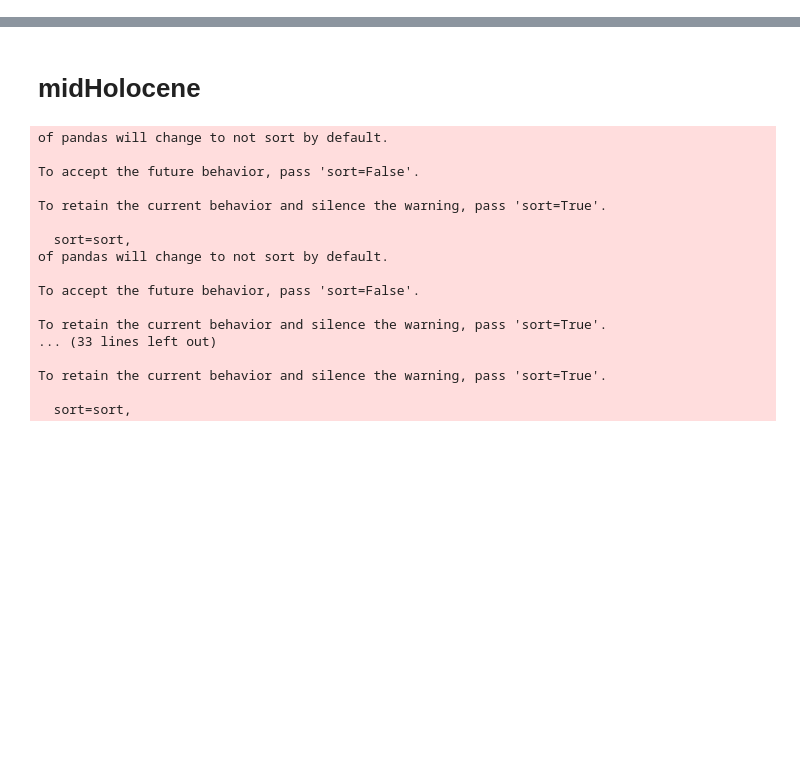
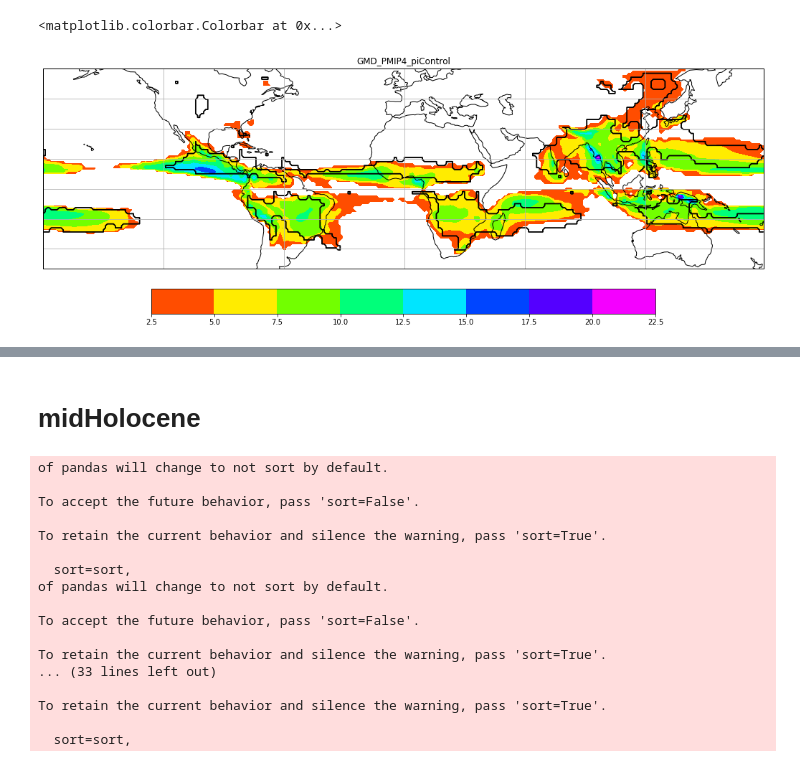
Before and after one commit to ucfahao/PMIP4-midHolocene, a Jupyter notebook: notebooks/PMIP4_MH_monsoon.ipynb, the cells around one changed output, grey strips where cells are left out. Drawn from its saved outputs; the diff is of its cells as text; code cells hidden in the pictures; blank space fills up the shorter version.

```diff
--- a/notebooks/PMIP4_MH_monsoon.ipynb
+++ b/notebooks/PMIP4_MH_monsoon.ipynb
@@ -425,0 +363,7 @@ plt.colorbar(fig,cax=cax,extend='both',**kw)
+# %%
+# Ensemble mean of PMIP4 piControl global monsoon domain
+# Thick contour (black) shows observed domian in present-day
+domian_plot(experiment_name)
+# %% [output]
+<matplotlib.colorbar.Colorbar at 0x...>
+[figure, added]
```
Also changed, not shown: parts of 28 cells of this notebook.
